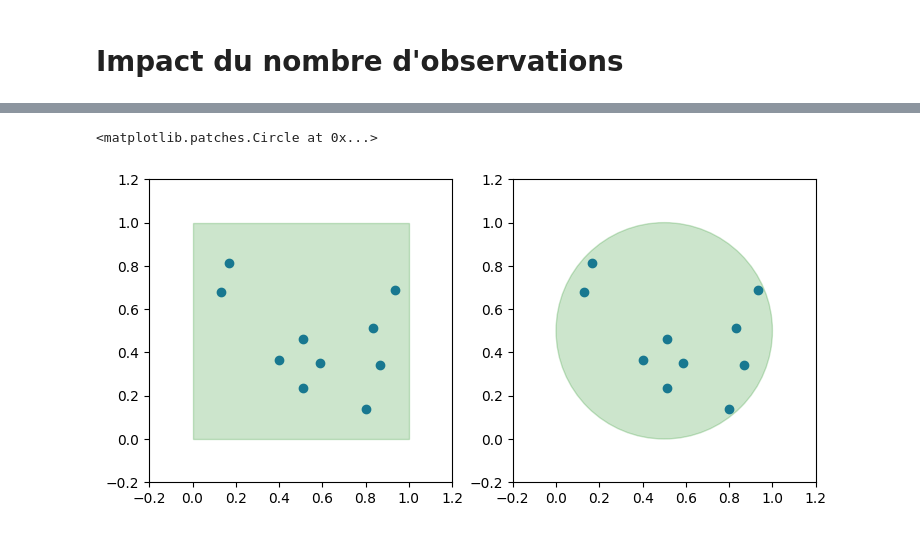
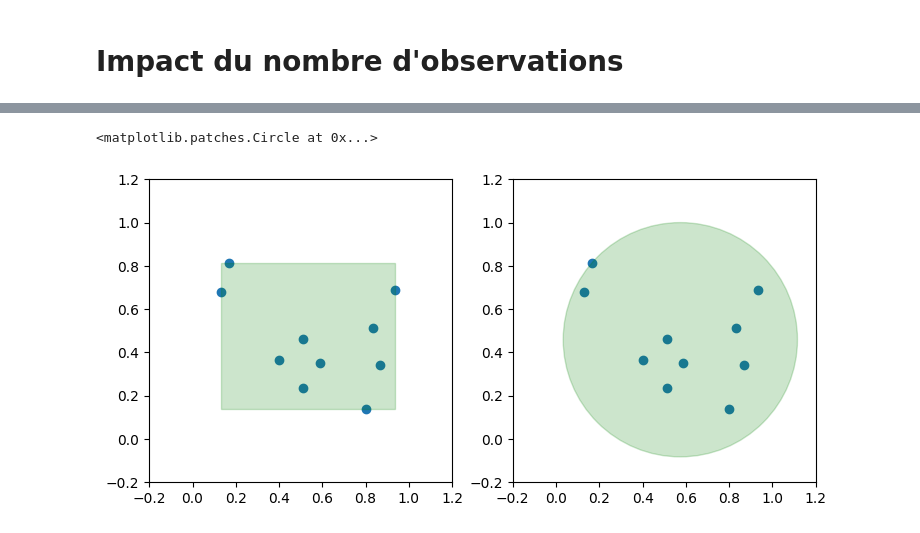
Before and after one commit to alban-goupil/jc-fare-2025, a Jupyter notebook: notebooks/5-observations.ipynb, the cells around one changed output, grey strips where cells are left out. Drawn from its saved outputs; the diff is of its cells as text; code cells hidden in the pictures.

Commit message:
Correction orthographique + amélioration notebook observations.

```diff
--- a/notebooks/5-observations.ipynb
+++ b/notebooks/5-observations.ipynb
@@ -36,16 +28,22 @@ X = np.genfromtxt('data/points.csv', delimiter=',')
 n, m = X.shape
 assert m == 2
 # %%
-nobs = 10
+nobs = 10 # Nombres d'observation
 
 fig, axs = plt.subplots(ncols=2)
 for ax in axs:
     ax.set_aspect('equal')
     ax.set_xlim(-0.2, 1.2)
     ax.set_ylim(-0.2, 1.2)
     ax.scatter(X[:nobs,0], X[:nobs,1])
-axs[0].add_artist(mpatches.Rectangle((0.0,0.0), 1.0, 1.0, color='g', alpha=0.2))
-axs[1].add_artist(mpatches.Circle((0.5,0.5), 0.5, color='g', alpha=0.2))
+# Modèle 1 : le rectangle
+xmin, ymin = np.min(X[:nobs, :], axis=0)
+xmax, ymax = np.max(X[:nobs,:], axis=0)
+axs[0].add_artist(mpatches.Rectangle((xmin, ymin), xmax-xmin, ymax-ymin, color='g', alpha=0.2))
+# Modèle 2 : le disque
+ctr = np.mean(X[:nobs, :], axis=0)
+rayon = np.max(np.linalg.norm(X[:nobs, :] - ctr, axis=1))
+axs[1].add_artist(mpatches.Circle(ctr, rayon, color='g', alpha=0.2))
 # %% [output]
 <matplotlib.patches.Circle at 0x...>
-[figure, old version]
+[figure, new version]
```
Also changed, not shown: parts of 2 cells of this notebook, 7 other files.
